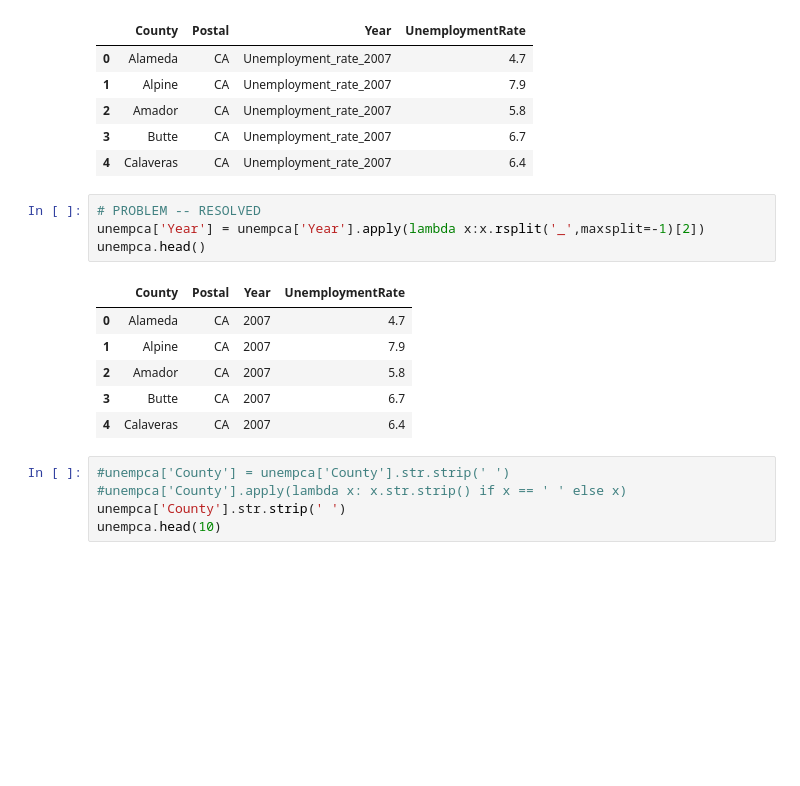
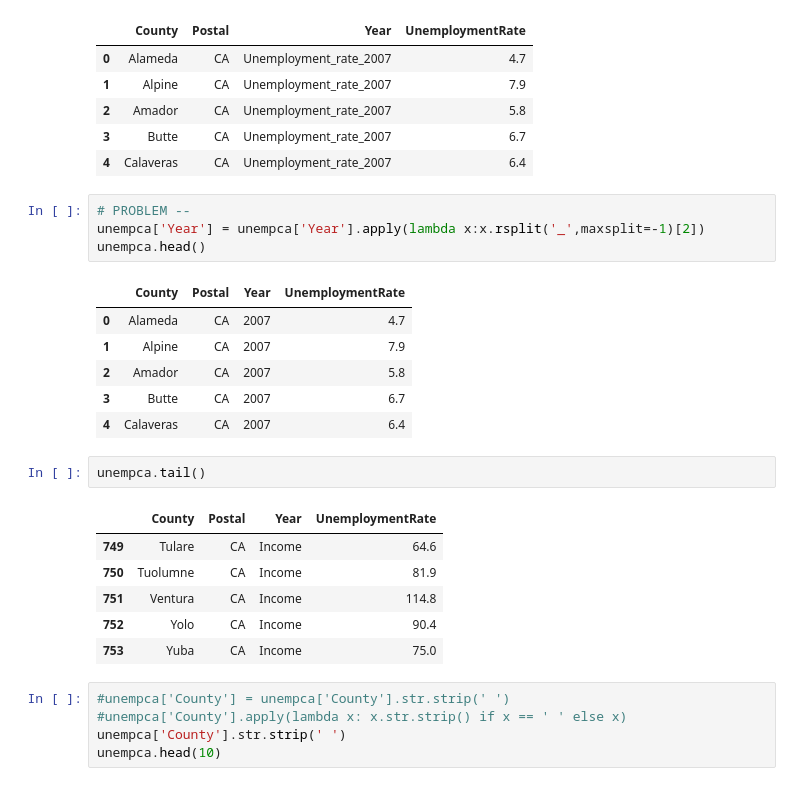
Before and after one commit to ce-r/steps, a Jupyter notebook: capstone-PRACTICE-Andrea.ipynb, the cells around one changed output. Drawn from its saved outputs; the diff is of its cells as text; blank space fills up the shorter version.

```diff
--- a/capstone-PRACTICE-Andrea.ipynb
+++ b/capstone-PRACTICE-Andrea.ipynb
@@ -408,7 +455,7 @@ unempca.head()
 | 3 | Butte | CA | Unemployment_rate_2007 | 6.7 |
 | 4 | Calaveras | CA | Unemployment_rate_2007 | 6.4 |
 # %%
-# PROBLEM -- RESOLVED
+# PROBLEM --
 unempca['Year'] = unempca['Year'].apply(lambda x:x.rsplit('_',maxsplit=-1)[2])
 unempca.head()
 # %% [output]
@@ -418,6 +465,15 @@ unempca.head()
 | 2 | Amador | CA | 2007 | 5.8 |
 | 3 | Butte | CA | 2007 | 6.7 |
 | 4 | Calaveras | CA | 2007 | 6.4 |
+# %%
+unempca.tail()
+# %% [output]
+|  | County | Postal | Year | UnemploymentRate |
+| 749 | Tulare | CA | Income | 64.6 |
+| 750 | Tuolumne | CA | Income | 81.9 |
+| 751 | Ventura | CA | Income | 114.8 |
+| 752 | Yolo | CA | Income | 90.4 |
+| 753 | Yuba | CA | Income | 75.0 |
 # %%
 #unempca['County'] = unempca['County'].str.strip(' ')
 #unempca['County'].apply(lambda x: x.str.strip() if x == ' ' else x)
```
Also changed, not shown: parts of 11 cells of this notebook.
